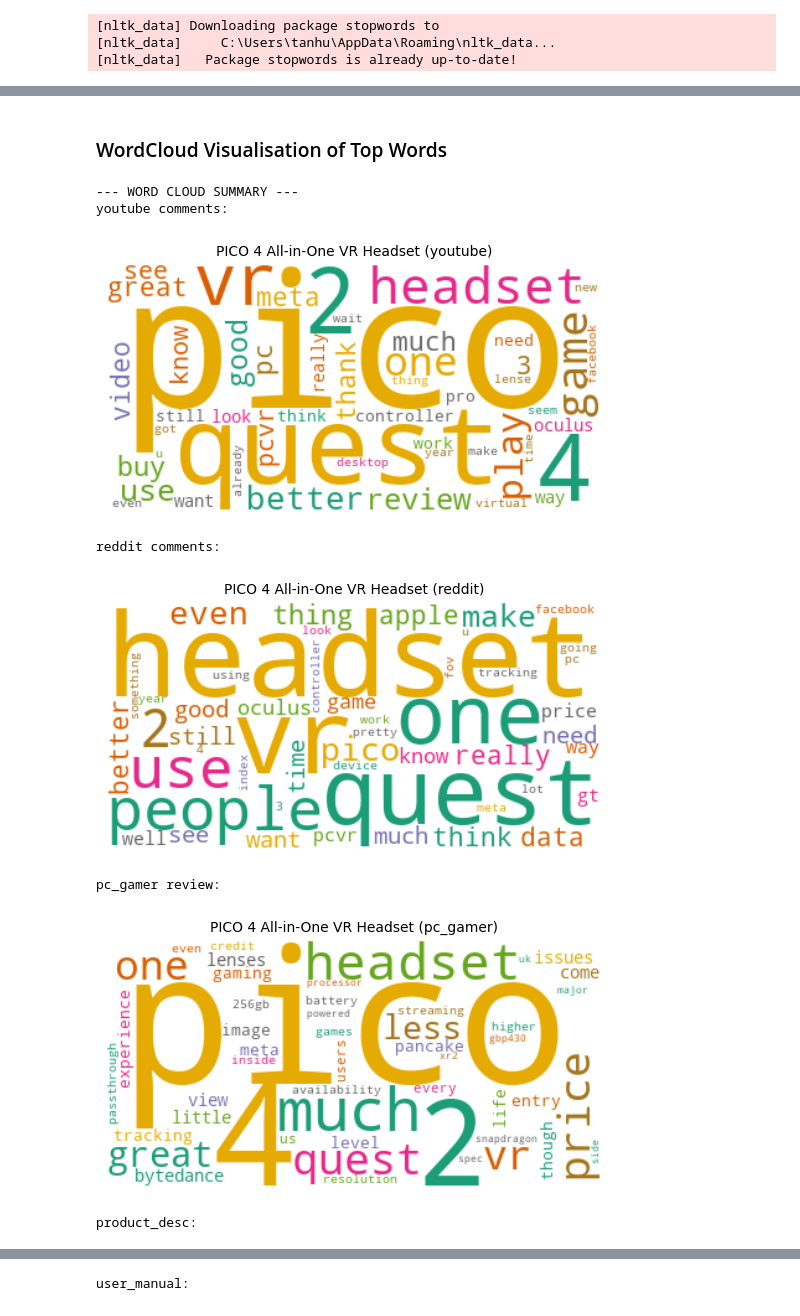
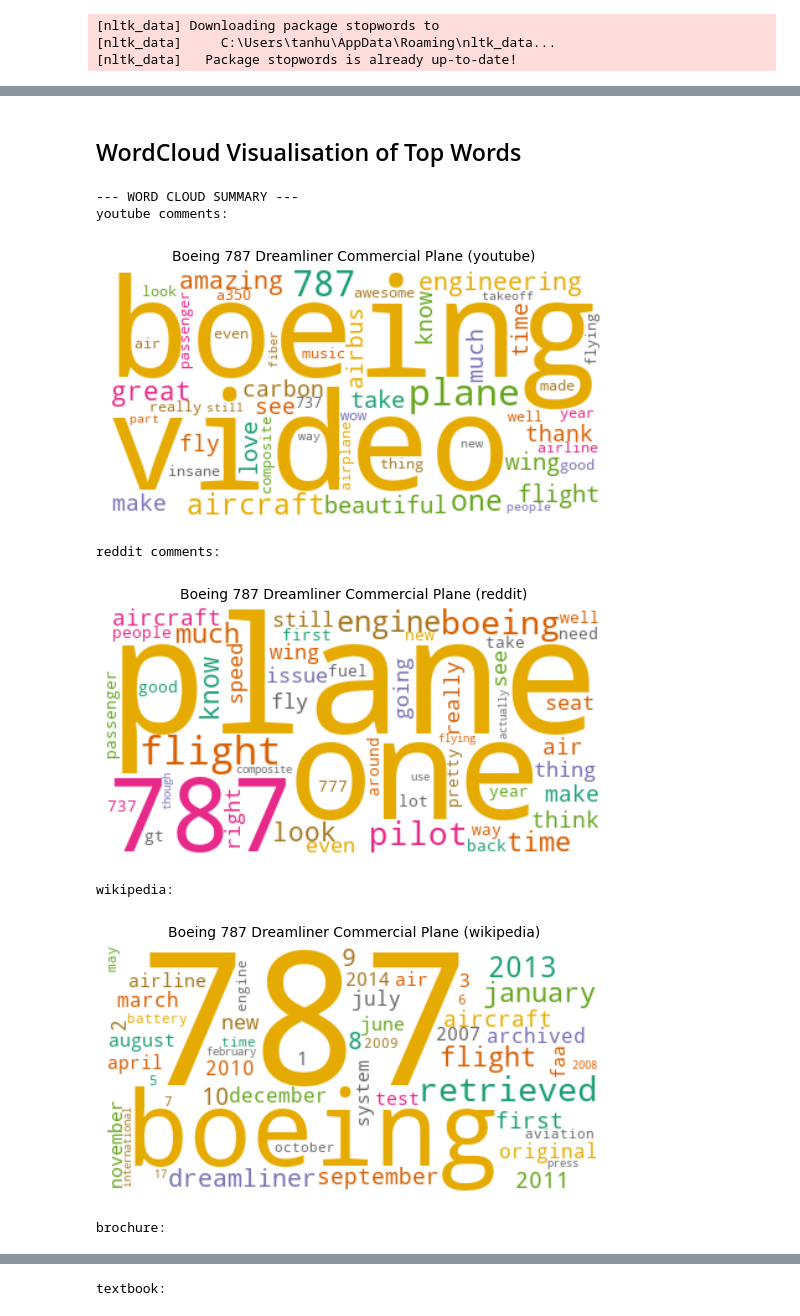
Before and after one commit to hunchongtan/Hoverfly_SUTD, a Jupyter notebook: chap3.ipynb, the cells around one changed output, grey strips where cells are left out. Drawn from its saved outputs; the diff is of its cells as text; code cells hidden in the pictures.

```diff
--- a/chap3.ipynb
+++ b/chap3.ipynb
@@ -15,7 +15,7 @@ For this notebook, you need to have:
 Dear user, enter your Product here!
 '''
 
-product = "PICO 4 All-in-One VR Headset"
+product = "Boeing 787 Dreamliner Commercial Plane"
 # %%
 '''
 Dear user, enter your 5 Online sources and \
@@ -53,0 +50,15 @@ user_manual = pd.read_pickle(source5_dir)
+# %%
+""" Initialise and Establish Dataset """
+import pandas as pd
+
+search_terms = product
+
+youtube_comment_list = pd.read_pickle(source1_dir)
+
+reddit_comment_list = pd.read_pickle(source2_dir)
+
+wikipedia = pd.read_pickle(source3_dir)
+
+brochure = pd.read_pickle(source4_dir)
+
+textbook = pd.read_pickle(source5_dir)
@@ -93,13 +103,13 @@ print()
 print("Split reddit comments:")
 all_reddit_comments = proper_split(all_reddit_comments)
 print()
-print("Split pc_gamer review:")
-pc_gamer = proper_split(pc_gamer)
+print("Split wikipedia:")
+wikipedia = proper_split(wikipedia)
 print()
-print("Split product_desc:")
-product_desc = proper_split(product_desc)
+print("Split brochure:")
+brochure = proper_split(brochure)
 print()
-print("Split user_manual:")
-user_manual = proper_split(user_manual)
+print("Split textbook:")
+textbook = proper_split(textbook)
 # %% [output]
 Split youtube comments:
@@ -196,5 +206,5 @@ Number of e-grams found: 30
 # %% [markdown]
-### WordCloud Visualisation of Top Words
+## WordCloud Visualisation of Top Words
 # %%
 """ Generate WordCloud """
 def generate_wordcloud(all_text, file):
@@ -214,25 +224,25 @@ def generate_wordcloud(all_text, file):
 # %%
 print("--- WORD CLOUD SUMMARY ---")
 print("youtube comments:")
 generate_wordcloud(all_youtube_comments, "youtube")
 print()
 print("reddit comments:")
 generate_wordcloud(all_reddit_comments, "reddit")
 print()
-print("pc_gamer review:")
-generate_wordcloud(pc_gamer, "pc_gamer")
+print("wikipedia:")
+generate_wordcloud(wikipedia, "wikipedia")
 print()
-print("product_desc:")
-generate_wordcloud(product_desc, "product_desc")
+print("brochure:")
+generate_wordcloud(brochure, "brochure")
 print()
-print("user_manual:")
-generate_wordcloud(user_manual, "user_manual")
+print("textbook:")
+generate_wordcloud(textbook, "textbook")
 # %% [output]
 --- WORD CLOUD SUMMARY ---
 youtube comments:
-[figure, old version]
+[figure, new version]
 reddit comments:
-[figure, old version]
+[figure, new version]
-pc_gamer review:
+wikipedia:
-[figure, old version]
+[figure, new version]
-product_desc:
+brochure:
@@ -240 +250 @@ product_desc:
-user_manual:
+textbook:
```
Also changed, not shown: parts of 16 cells of this notebook, 43 other files.
